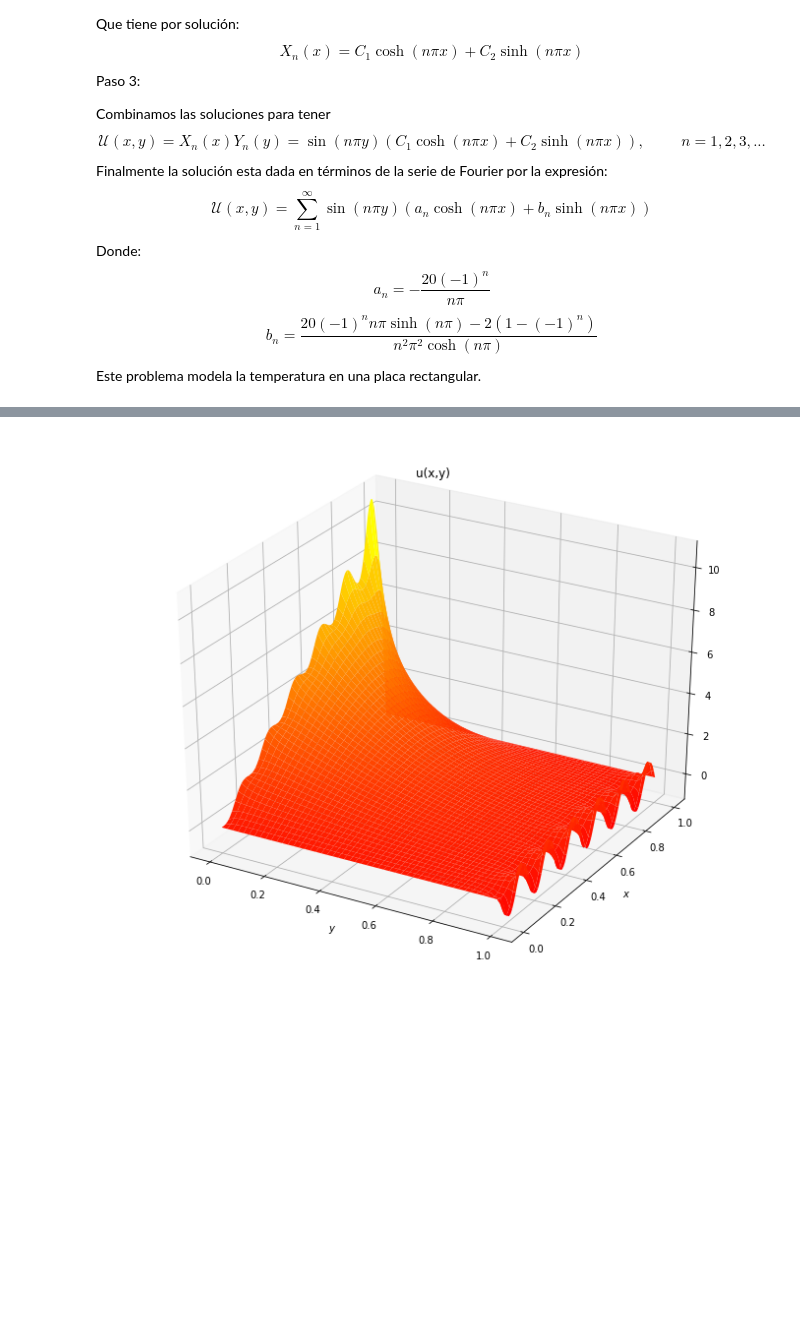
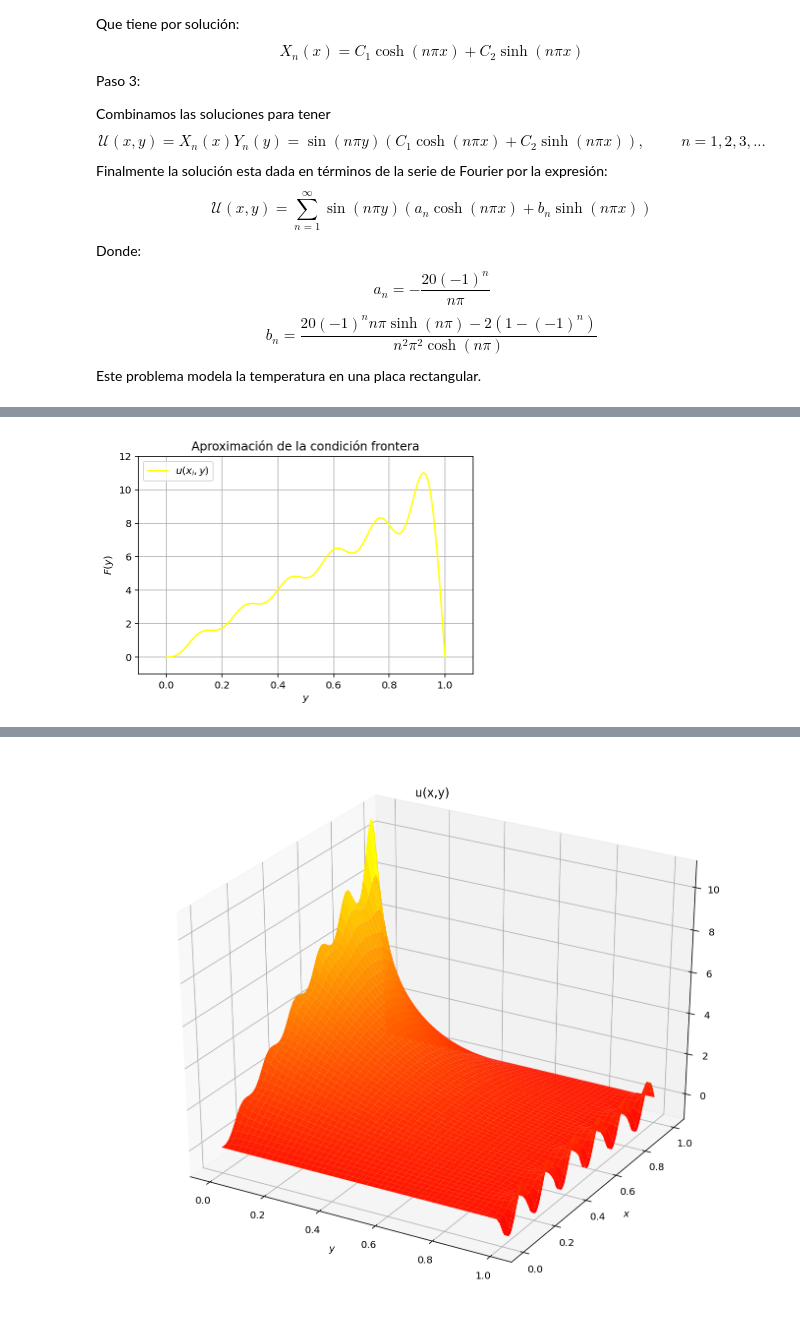
Before and after one commit to Jdvilan/suprema-octo-panqueque, a Jupyter notebook: Dirichlet_b.ipynb, the cells around one changed output, grey strips where cells are left out. Cells and saved outputs as stored; diff of their text form; code cells hidden in the pictures; blank space fills up the shorter version.

```diff
--- a/Dirichlet_b.ipynb
+++ b/Dirichlet_b.ipynb
@@ -43,7 +93,19 @@ def u_x_y(x,y,N=13):
     f = zeros( (len(x),len(y)) )
     for i in range(len(x)):
         for n in range(1,N):
-            a = -20*(-1)**n/(n*pi)
+            a = (-20*(-1)**n)/(n*pi)
             b = (20*(-1)**n*n*pi*sinh(n*pi)-2*(1-(-1)**n))/(n**2*pi**2*cosh(n*pi))
             f[:,i] += sin(n*pi*y)*(a*cosh(n*pi*x[i])+b*sinh(n*pi*x[i]))
     return f
+# %%
+y = linspace(0,1,1000)
+x = linspace(0,10,1000)
+U = u_x_y(x,y)
+# %%
+plot(y,U[:,0],label='$u(x_i,y)$',color='yellow')
+plt.xlabel('$y$'); plt.ylabel('$F(y)$');
+plt.title("Aproximación de la condición frontera")
+xlim([-0.1,1.1]),ylim([-1,12]),grid(),legend()
+show()
+# %% [output]
+[figure, added]
```
Also changed, not shown: parts of 13 cells of this notebook.
